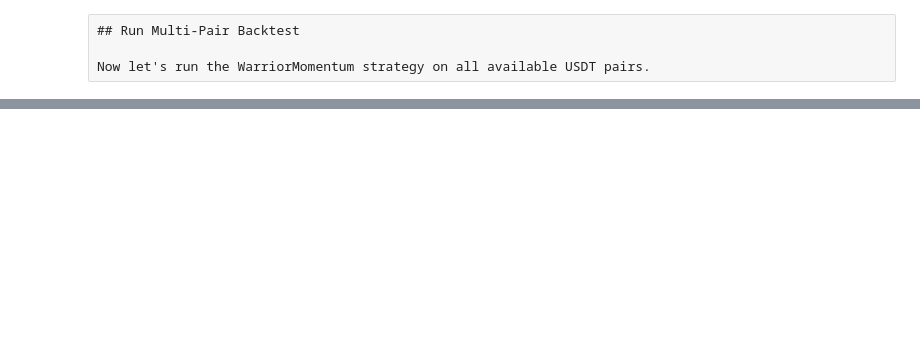
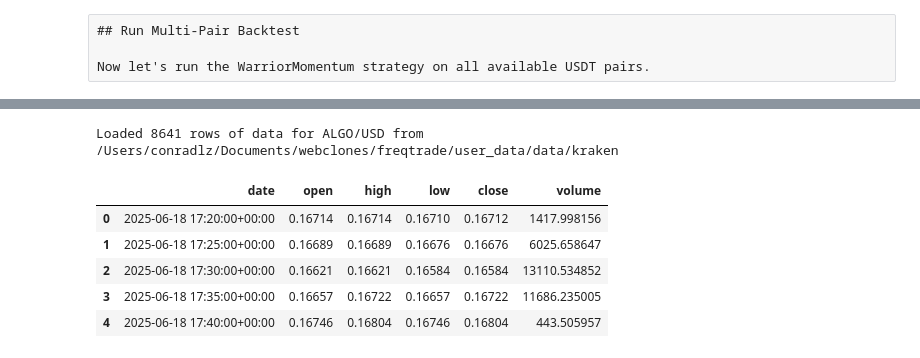
Before and after one commit to swapnice/freqtrade, a Jupyter notebook: user_data/notebooks/warrior_momentum_analysis.ipynb, the cells around one changed output, grey strips where cells are left out. Cells and saved outputs as stored; diff of their text form; code cells hidden in the pictures; blank space fills up the shorter version.

```diff
--- a/user_data/notebooks/warrior_momentum_analysis.ipynb
+++ b/user_data/notebooks/warrior_momentum_analysis.ipynb
@@ -776,0 +337,17 @@ TRX/USDT FTM/USDT SAND/USDT MANA/USDT CRV/USDT
+# %%
+# Load data using values set above
+from freqtrade.data.history import load_pair_history
+
+pair = "ALGO/USD"
+
+candles = load_pair_history(
+    datadir=data_location,
+    timeframe=config["timeframe"],
+    pair=pair,
+    data_format="feather",  # Make sure to update this to your data
+)
+
+# Confirm success
+print(f"Loaded {len(candles)} rows of data for {pair} from {data_location}")
+candles.head()
+# %% [output]
@@ -776,0 +355,7 @@ TRX/USDT FTM/USDT SAND/USDT MANA/USDT CRV/USDT
+Loaded 8641 rows of data for ALGO/USD from /Users/conradlz/Documents/webclones/freqtrade/user_data/data/kraken
+|  | date | open | high | low | close | volume |
+| 0 | 2025-06-18 17:20:00+00:00 | 0.16714 | 0.16714 | 0.16710 | 0.16712 | 1417.998156 |
+| 1 | 2025-06-18 17:25:00+00:00 | 0.16689 | 0.16689 | 0.16676 | 0.16676 | 6025.658647 |
+| 2 | 2025-06-18 17:30:00+00:00 | 0.16621 | 0.16621 | 0.16584 | 0.16584 | 13110.534852 |
+| 3 | 2025-06-18 17:35:00+00:00 | 0.16657 | 0.16722 | 0.16657 | 0.16722 | 11686.235005 |
+| 4 | 2025-06-18 17:40:00+00:00 | 0.16746 | 0.16804 | 0.16746 | 0.16804 | 443.505957 |
```
Also changed, not shown: parts of 22 cells of this notebook, 2 other files.
